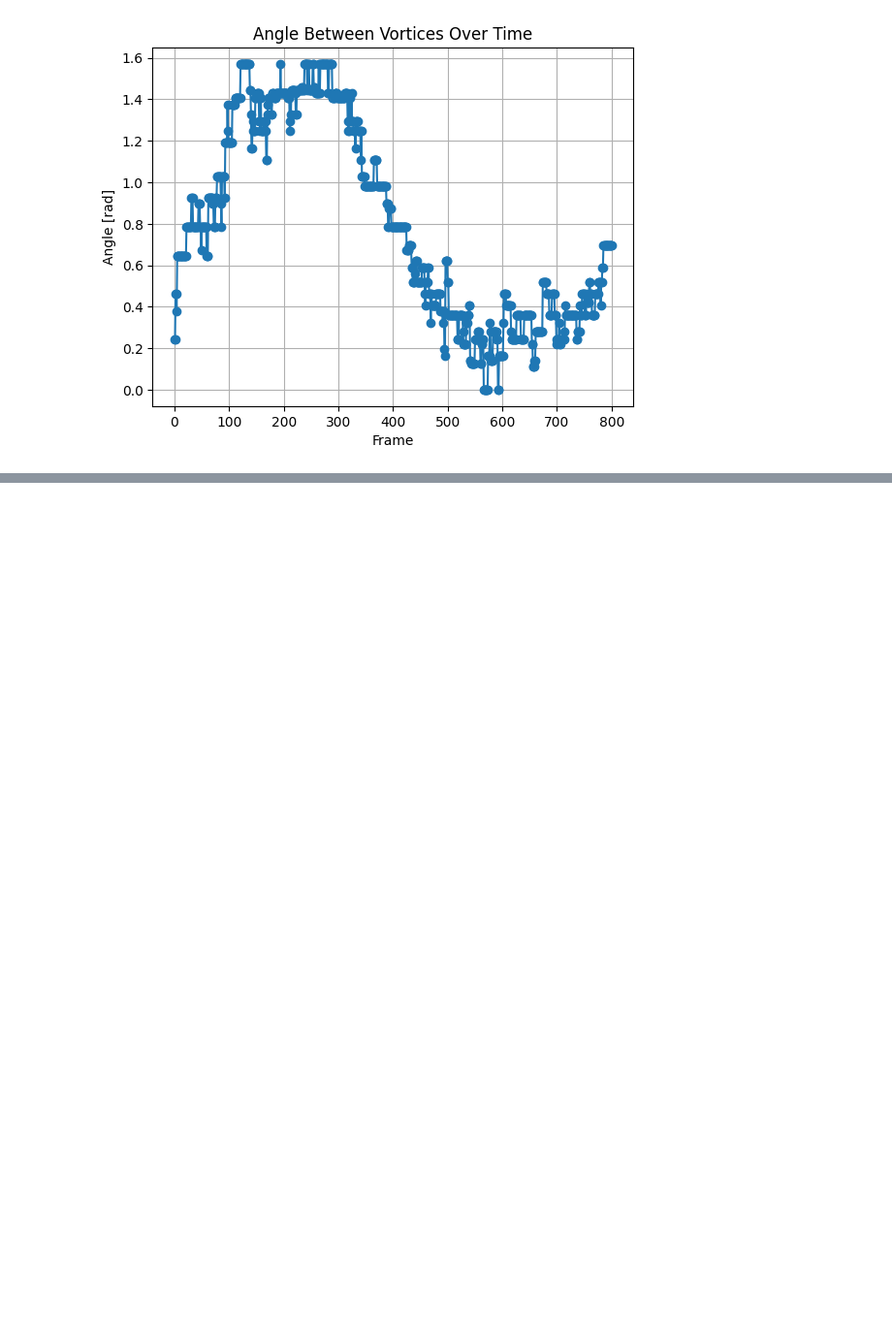
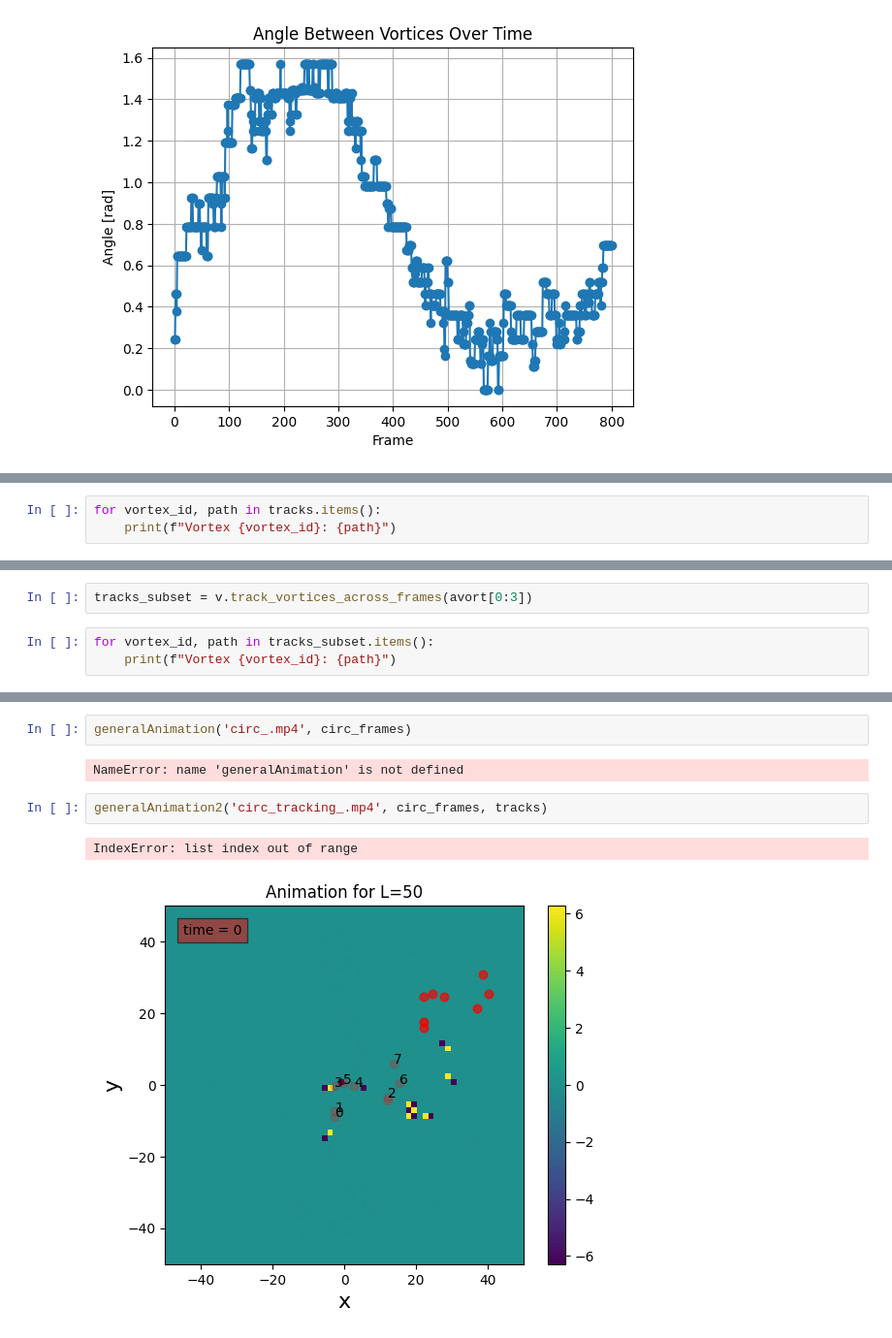
Before and after one commit to easuit24/BECs2, a Jupyter notebook: vortex_tracking_16_6.ipynb, the cells around one changed output, grey strips where cells are left out. Shown at 97% size. Saved outputs shown, nothing was run; the diff lists cells and outputs as text; blank space fills up the shorter version.

```diff
--- a/vortex_tracking_16_6.ipynb
+++ b/vortex_tracking_16_6.ipynb
@@ -20,0 +119,3 @@ c = comp() # calculate the averages over the values in the array
+# %%
+for vortex_id, path in tracks.items():
+    print(f"Vortex {vortex_id}: {path}")
@@ -20,0 +180,5 @@ c = comp() # calculate the averages over the values in the array
+# %%
+tracks_subset = v.track_vortices_across_frames(avort[0:3])
+# %%
+for vortex_id, path in tracks_subset.items():
+    print(f"Vortex {vortex_id}: {path}")
@@ -20,0 +334,9 @@ c = comp() # calculate the averages over the values in the array
+# %%
+generalAnimation('circ_.mp4', circ_frames)
+# %% [output]
+NameError: name 'generalAnimation' is not defined
+# %%
+generalAnimation2('circ_tracking_.mp4', circ_frames, tracks)
+# %% [output]
+IndexError: list index out of range
+[figure, added]
```
Also changed, not shown: parts of 20 cells of this notebook, 2 other files.
